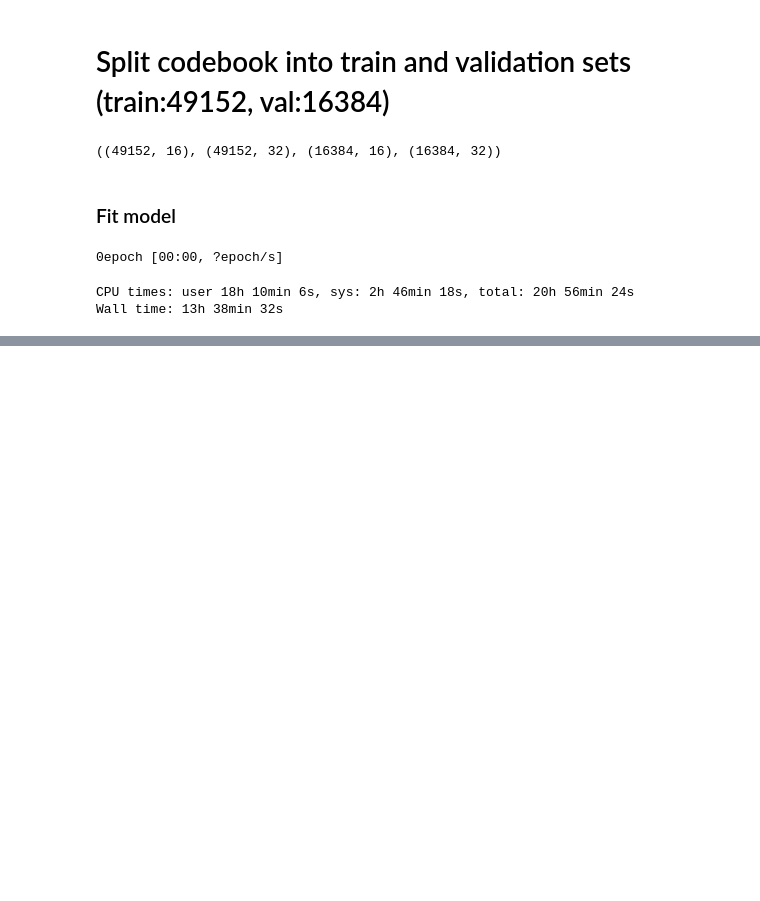
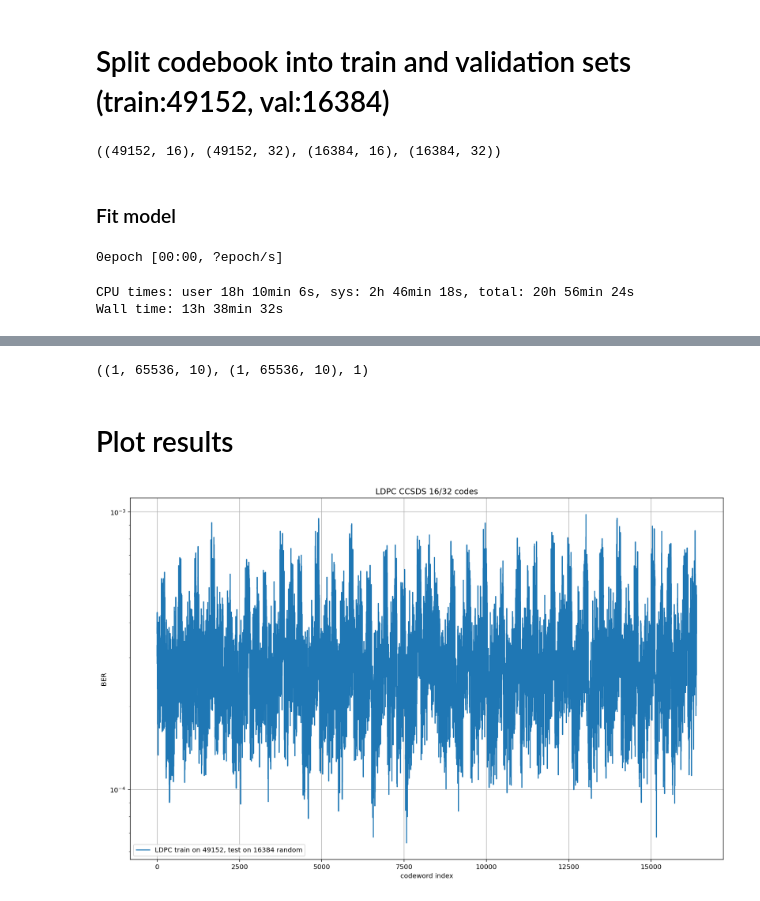
Before and after one commit to DArtemasov/DL-ChannelDecoding, a Jupyter notebook: notebooks/LDPC.ipynb, the cells around one changed output, grey strips where cells are left out. Saved outputs shown, nothing was run; the diff lists cells and outputs as text; code cells hidden in the pictures; blank space fills up the shorter version.

Commit message:
LDPC ber graph

```diff
--- a/notebooks/LDPC.ipynb
+++ b/notebooks/LDPC.ipynb
@@ -375,0 +383,44 @@ Decoding SNR: 7/10, CW: 2068/16384
+# %%
+# experimet descriptions (legend)
+with open(f'LDPC/random-picking/{nb_epoch}-train_{test_batch}-test_exp_descr.txt', 'w') as filehandle:
+    for listitem in exp_descr:
+        filehandle.write('%s\n' % listitem)
+# %%
+# number of errors in .npy format
+bits = np.load(f'LDPC/random-picking/{nb_epoch}-train_{test_batch}-test_bits.npy')
+# %%
+errors = np.load(f'LDPC/random-picking/{nb_epoch}-train_{test_batch}-test_errors.npy')
+# %%
+exp_descr = []
+
+# open file and read the content in a list
+with open('LDPC/random-picking/131072-train_100000-test_exp_descr.txt', 'r') as filehandle:
+    for line in filehandle:
+        # remove linebreak which is the last character of the string
+        exp = line[:-1]
+
+        # add item to the list
+        exp_descr.append(exp)
+# %%
+# [experiment, bits, sigmas]
+# [1,2**k,len(sigmas)]
+bits.shape, errors.shape, len(exp_descr)
+# %% [output]
+((1, 65536, 10), (1, 65536, 10), 1)
+# %% [markdown]
+# Plot results
+# %%
+legend = []
+plt.figure(figsize = (16, 10))
+for experiment in [0]:
+    plt.plot(errors[experiment,:,-1]/bits[experiment,:,-1])
+    legend.append(exp_descr[experiment])
+plt.legend(legend, loc=3)
+plt.yscale('log')
+plt.xlabel('codeword index')
+plt.ylabel('BER')
+plt.grid(True)
+plt.title(f'{code} codes')
+plt.show()
+# %% [output]
+[figure, added]
```
Also changed, not shown: parts of 13 cells of this notebook, 3 other files.
